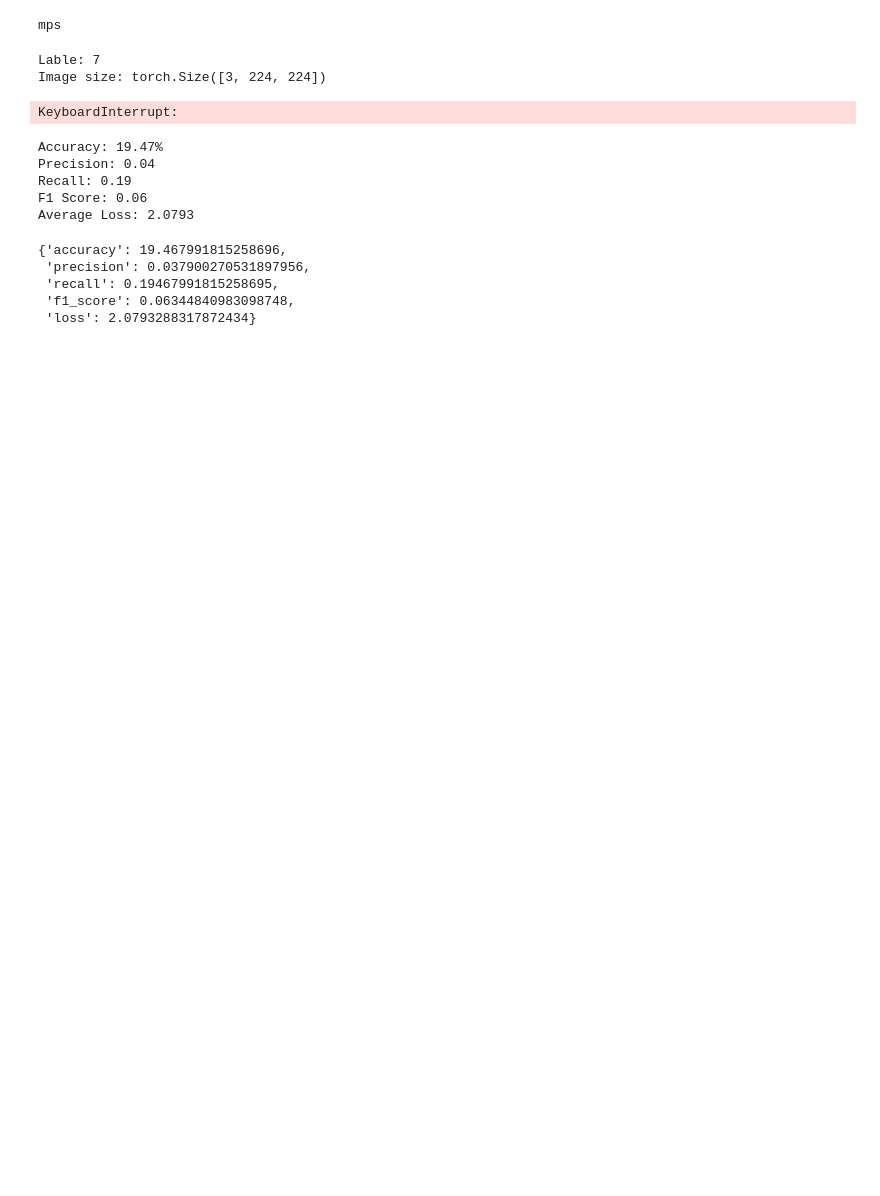
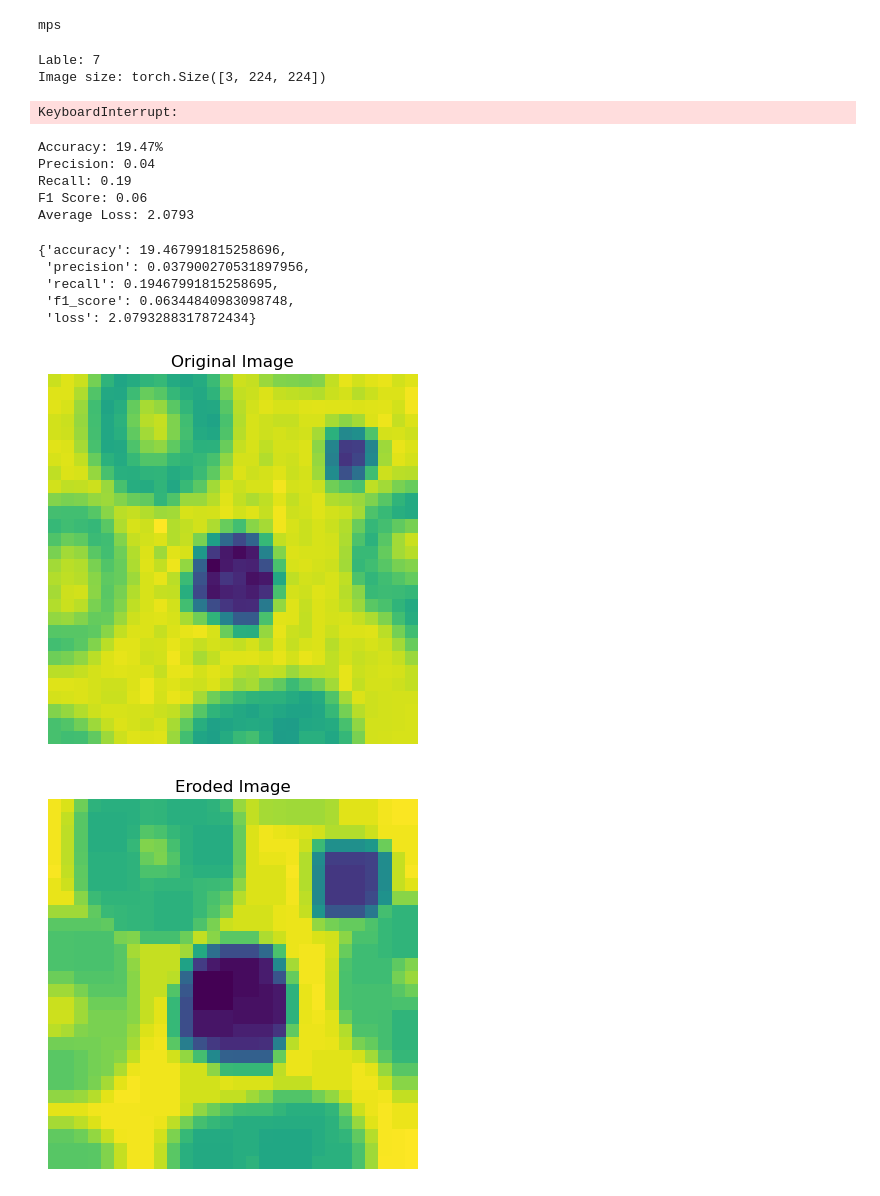
Before and after one commit to zhoudl0605/ECE9022_A3, a Jupyter notebook: assignment3.ipynb, the cells around one changed output. Drawn from its saved outputs; the diff is of its cells as text; code cells hidden in the pictures; blank space fills up the shorter version.

```diff
--- a/assignment3.ipynb
+++ b/assignment3.ipynb
@@ -227,11 +228,11 @@ Average Loss: 2.0793
  'f1_score': 0.06344840983098748,
  'loss': 2.0793288317872434}
 # %%
-def Erosion(image):
+def erosion(image):
     kernel = np.ones((3, 3), np.uint8)  # 3x3 结构元素
     return cv2.erode(image, kernel, iterations=1)
 
-def Skeletonization(image):
+def skeletonization(image):
     skel = np.zeros(image.shape, np.uint8)  # 骨架结果初始化
     ret, image = cv2.threshold(image, 127, 255, cv2.THRESH_BINARY)  # 二值化
     element = cv2.getStructuringElement(cv2.MORPH_CROSS, (3, 3))  # 交叉形结构元素
@@ -303,2 +286,38 @@ class SkeletonizationTransform:
 
         return rgb_image
+# %%
+train_dataset = BloodMNIST(
+    root='./datasets/', split='train', download=True)
+image, label = train_dataset[0]
+
+gray_image = image.convert("L")
+gray_image_np = np.array(gray_image)
+plt.imshow(gray_image_np)
+plt.axis('off')
+plt.title("Original Image")
+plt.show()
+
+gray_image_np = erosion(gray_image_np)
+plt.imshow(gray_image_np)
+plt.axis('off')
+plt.title("Eroded Image")
+plt.show()
+
+gray_image_np = np.array(gray_image)
+gray_image_np = skeletonization(gray_image_np)
+plt.imshow(gray_image_np)
+plt.axis('off')
+plt.title("Skeletonized Image")
+plt.show()
+
+
+
+# train_dataset = BloodMNIST(
+#     root='./datasets/', split='train', download=True, transform=transform)
+# val_dataset = BloodMNIST(root='./datasets/', split='val',
+#                          download=True, transform=transform)
+# test_dataset = BloodMNIST(root='./datasets/', split='test',
+#                           download=True, transform=transform)
+# %% [output]
+[figure, added]
+[figure, added]
```
Also changed, not shown: parts of 6 cells of this notebook.
